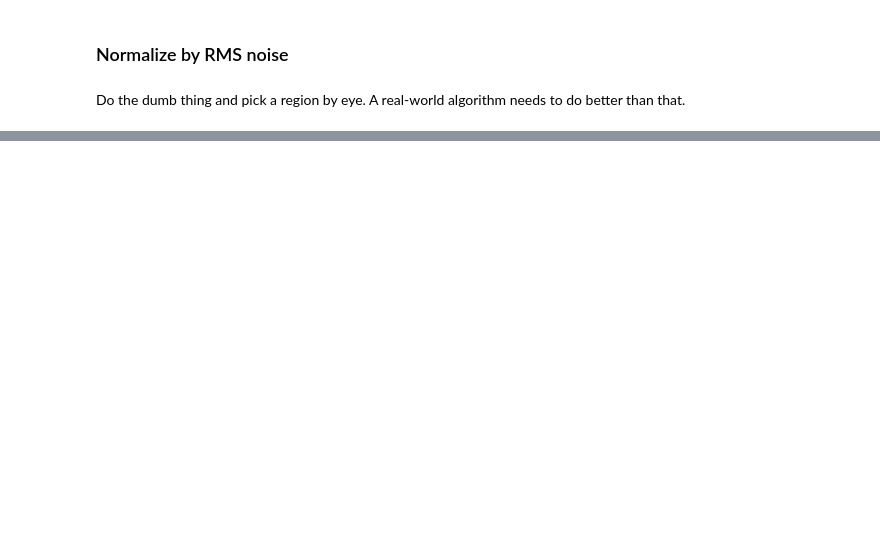
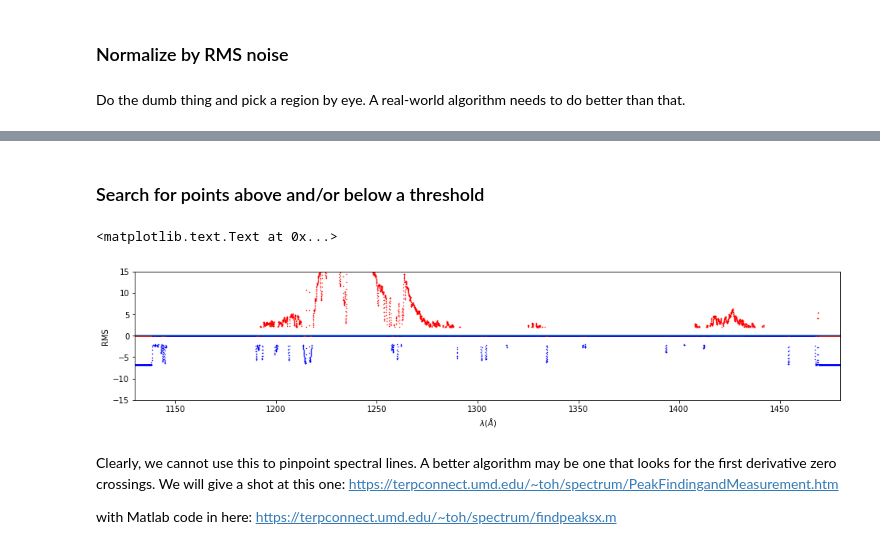
Before and after one commit to ibusko/experiments_specviz, a Jupyter notebook: experiment_feature_detection.ipynb, the cells around one changed output, grey strips where cells are left out. Saved outputs shown, nothing was run; the diff lists cells and outputs as text; code cells hidden in the pictures; blank space fills up the shorter version.

```diff
--- a/experiment_feature_detection.ipynb
+++ b/experiment_feature_detection.ipynb
@@ -78,0 +98,26 @@ plt.ylabel('RMS')
+# %% [markdown]
+<h3>Search for points above and/or below a threshold</h3>
+# %%
+threshold = 2.
+
+out = np.where(normalized_flux < threshold)
+normalized_flux[out] = 0.
+
+normalized_flux_2 = (convolved_flux - mean) / rms
+out = np.where(normalized_flux_2 > -threshold)
+normalized_flux_2[out] = 0.
+
+plt.figure(figsize=SIZE)
+plt.plot(wave, normalized_flux, '.', color='r', markersize=1)
+plt.plot(wave, normalized_flux_2, '.', color='b', markersize=1)
+plt.plot(zero_line[0], zero_line[1])
+plt.axis(plot_scale)
+plt.xlabel(x_label)
+plt.ylabel('RMS')
+# %% [output]
+<matplotlib.text.Text at 0x...>
+[figure, added]
+# %% [markdown]
+Clearly, we cannot use this to pinpoint spectral lines. A better algorithm may be one that looks for the first derivative zero crossings. We will give a shot at this one: https://terpconnect.umd.edu/~toh/spectrum/PeakFindingandMeasurement.htm
+
+with Matlab code in here: https://terpconnect.umd.edu/~toh/spectrum/findpeaksx.m
```
Also changed, not shown: parts of 7 cells of this notebook.
